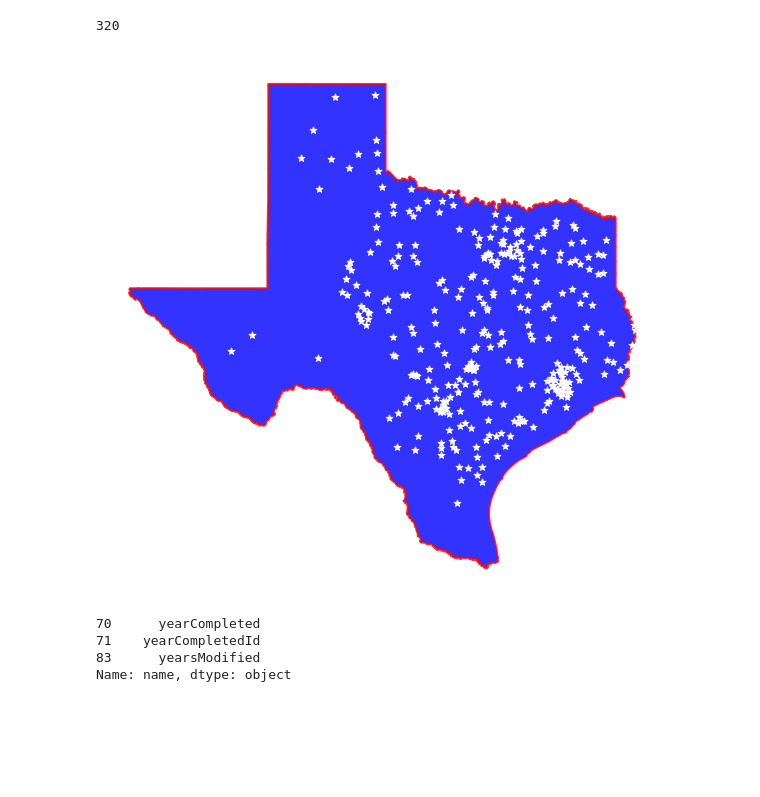
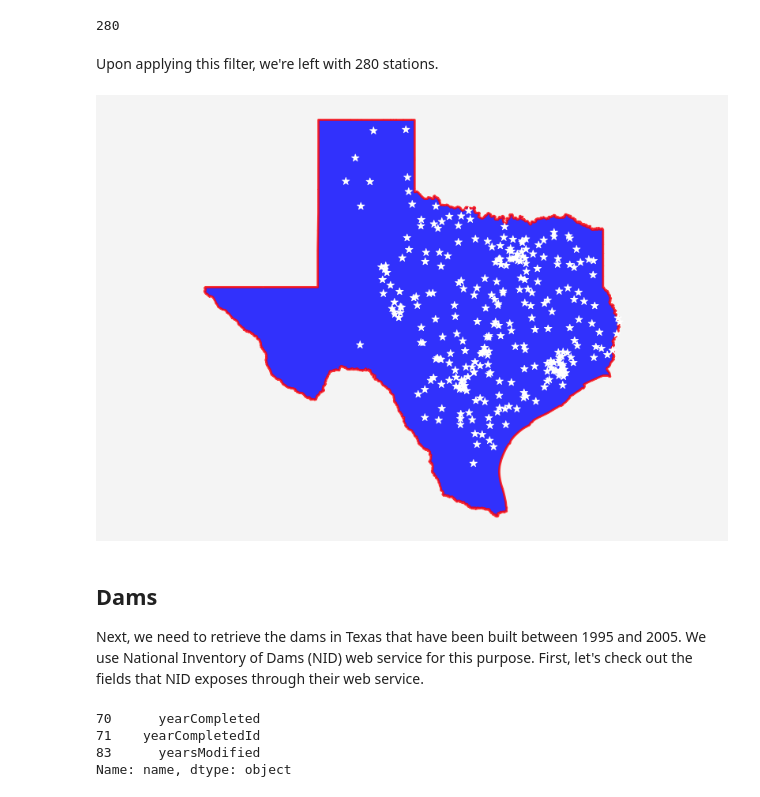
Before and after one commit to mhweber/AWRA2022GeoWorkshop, a Jupyter notebook: notebooks/dams.ipynb, the cells around one changed output. Cells and saved outputs as stored; diff of their text form; code cells hidden in the pictures; blank space fills up the shorter version.

```diff
--- a/notebooks/dams.ipynb
+++ b/notebooks/dams.ipynb
@@ -11,6 +23,6 @@ from shapely import ops
 # %%
-start = "1990-01-01"
-end = "2010-01-01"
+start = "1985-01-01"
+end = "2015-01-01"
 texas = gh.helpers.get_us_states("contiguous")
 texas = texas[texas.STUSPS == "TX"]
 # %%
@@ -42,19 +60,26 @@ ax.set_axis_off()
 sites = sites[
     (sites.parm_cd == "00060")  # discharge
     & (sites.stat_cd == "00003")  # mean
-    & (sites.count_nu >= 20 * 365)  # at least 20 years of data
+    & (sites.count_nu >= 30 * 365)  # at least 30 years of data
     & ~sites.hcdn_2009  # not pristine
     & (sites.drain_sqkm > 10)
 ].copy()
 sites.shape[0]
 # %% [output]
-320
+280
+# %% [markdown]
+Upon applying this filter, we're left with 280 stations.
 # %%
-ax = texas.plot(facecolor="b", edgecolor="r", linewidth=2, alpha=0.8, figsize=(10, 10))
+_, ax = pplt.subplots(refwidth=8)
+texas.plot(ax=ax, facecolor="b", edgecolor="r", linewidth=2, alpha=0.8, figsize=(10, 10))
 sites.plot(ax=ax, marker="*", markersize=50, color="w", edgecolor="w")
 ax.set_axis_off()
 # %% [output]
-[figure, old version]
+[figure, new version]
+# %% [markdown]
+## Dams
+
+Next, we need to retrieve the dams in Texas that have been built between 1995 and 2005. We use National Inventory of Dams (NID) web service for this purpose. First, let's check out the fields that NID exposes through their web service.
 # %%
 nid = NID()
 nid.valid_fields[nid.valid_fields.str.contains("year", case=False)]
```
Also changed, not shown: parts of 52 cells of this notebook.
